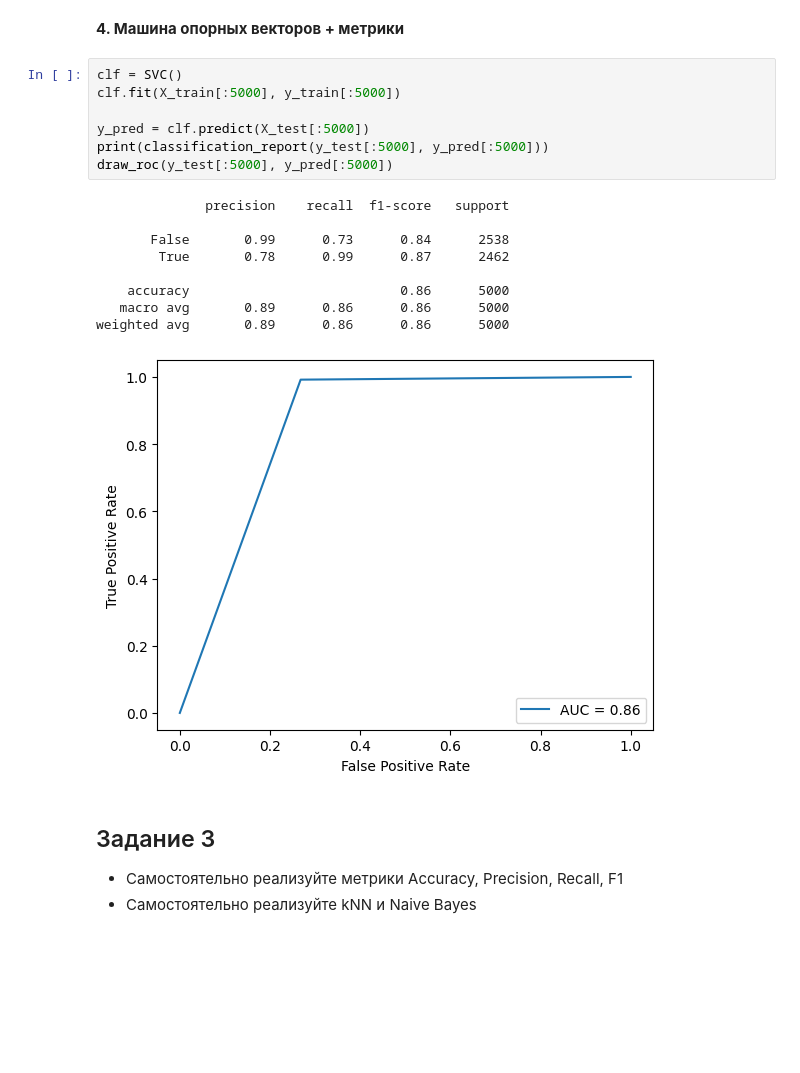
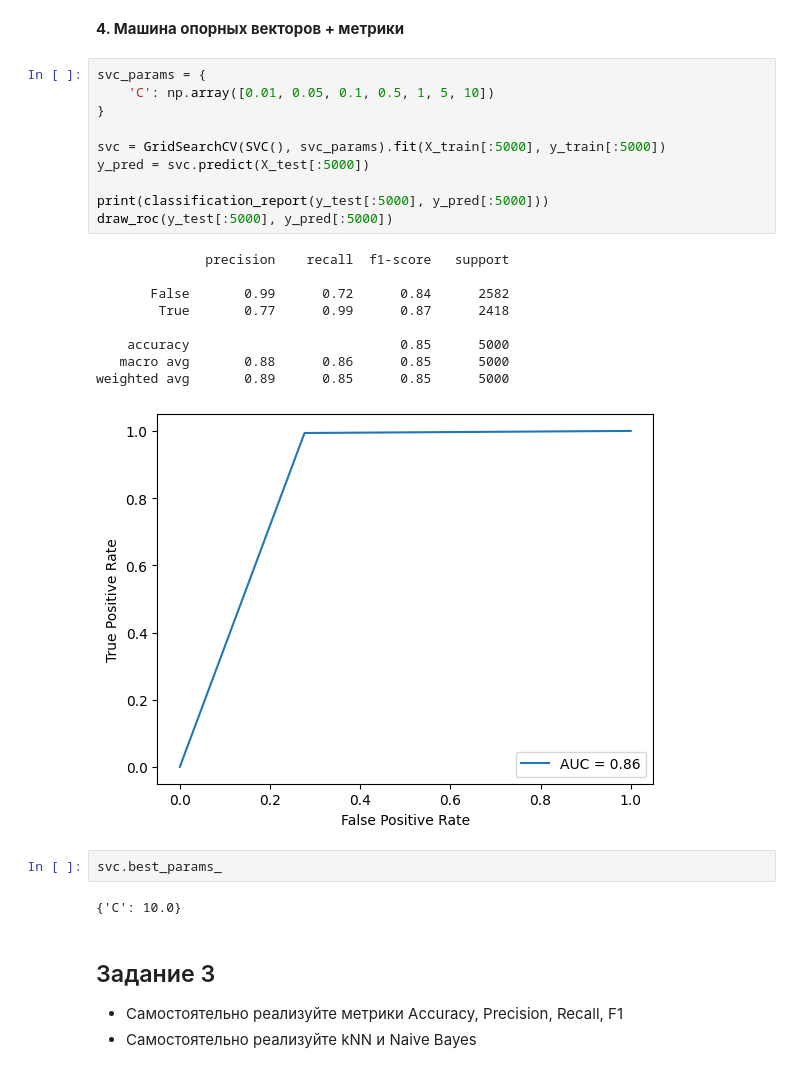
Before and after one commit to IvanBugaenko/MachineLearning-Labs, a Jupyter notebook: notebooks/2.ipynb, the cells around one changed output. Saved outputs shown, nothing was run; the diff lists cells and outputs as text; blank space fills up the shorter version.

```diff
--- a/notebooks/2.ipynb
+++ b/notebooks/2.ipynb
@@ -241,22 +254,29 @@ weighted avg       0.86      0.85      0.85     49198
 # %% [markdown]
 **4. Машина опорных векторов + метрики**
 # %%
-clf = SVC()
-clf.fit(X_train[:5000], y_train[:5000])
+svc_params = {
+    'C': np.array([0.01, 0.05, 0.1, 0.5, 1, 5, 10])
+}
 
-y_pred = clf.predict(X_test[:5000])
+svc = GridSearchCV(SVC(), svc_params).fit(X_train[:5000], y_train[:5000])
+y_pred = svc.predict(X_test[:5000])
+
 print(classification_report(y_test[:5000], y_pred[:5000]))
 draw_roc(y_test[:5000], y_pred[:5000])
 # %% [output]
               precision    recall  f1-score   support
 
-       False       0.99      0.73      0.84      2538
-        True       0.78      0.99      0.87      2462
+       False       0.99      0.72      0.84      2582
+        True       0.77      0.99      0.87      2418
 
-    accuracy                           0.86      5000
-   macro avg       0.89      0.86      0.86      5000
-weighted avg       0.89      0.86      0.86      5000
+    accuracy                           0.85      5000
+   macro avg       0.88      0.86      0.85      5000
+weighted avg       0.89      0.85      0.85      5000
-[figure, old version]
+[figure, new version]
+# %%
+svc.best_params_
+# %% [output]
+{'C': 10.0}
 # %% [markdown]
 ## Задание 3
 * Самостоятельно реализуйте метрики Accuracy, Precision, Recall, F1
```
Also changed, not shown: parts of 15 cells of this notebook, 4 other files.
